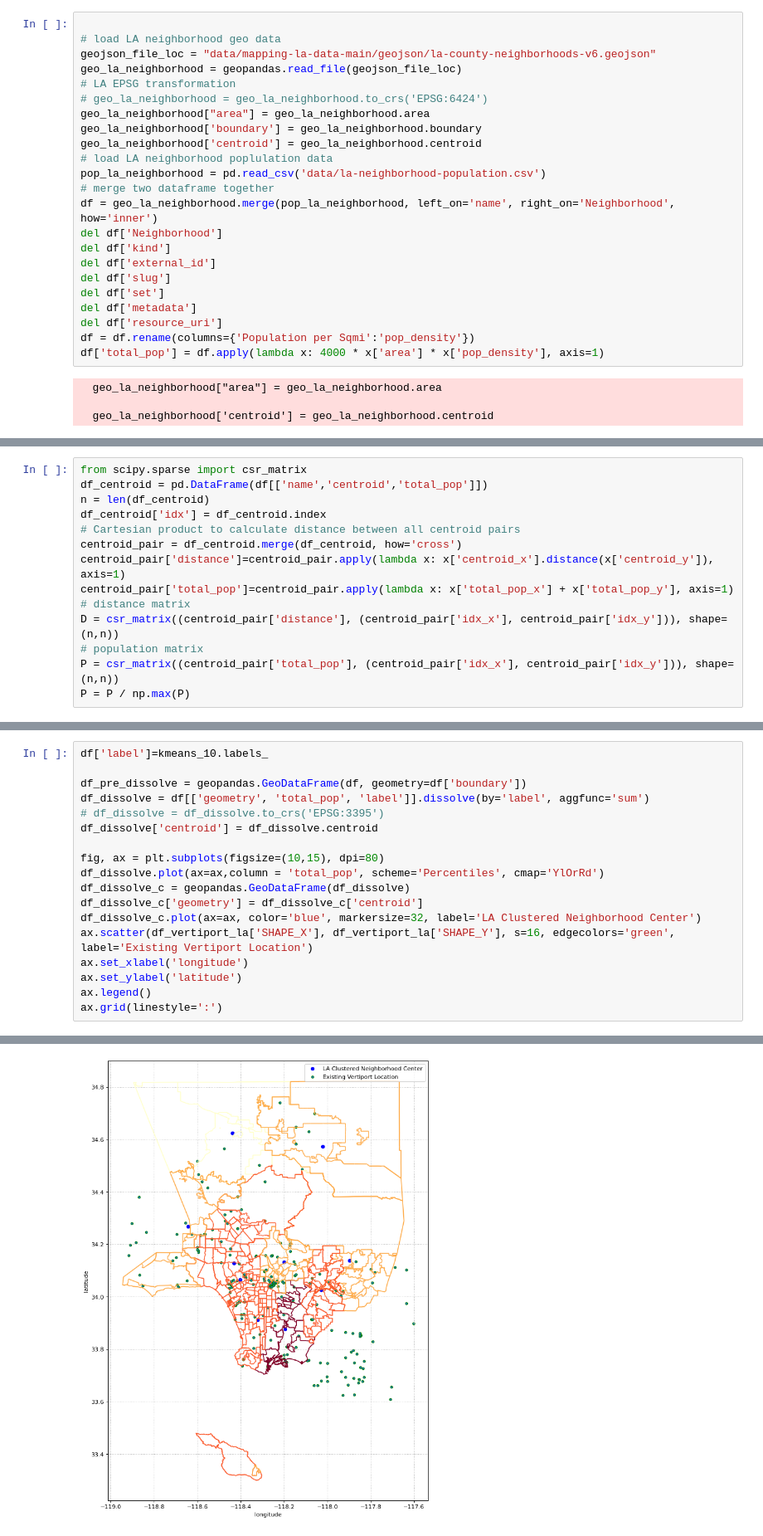
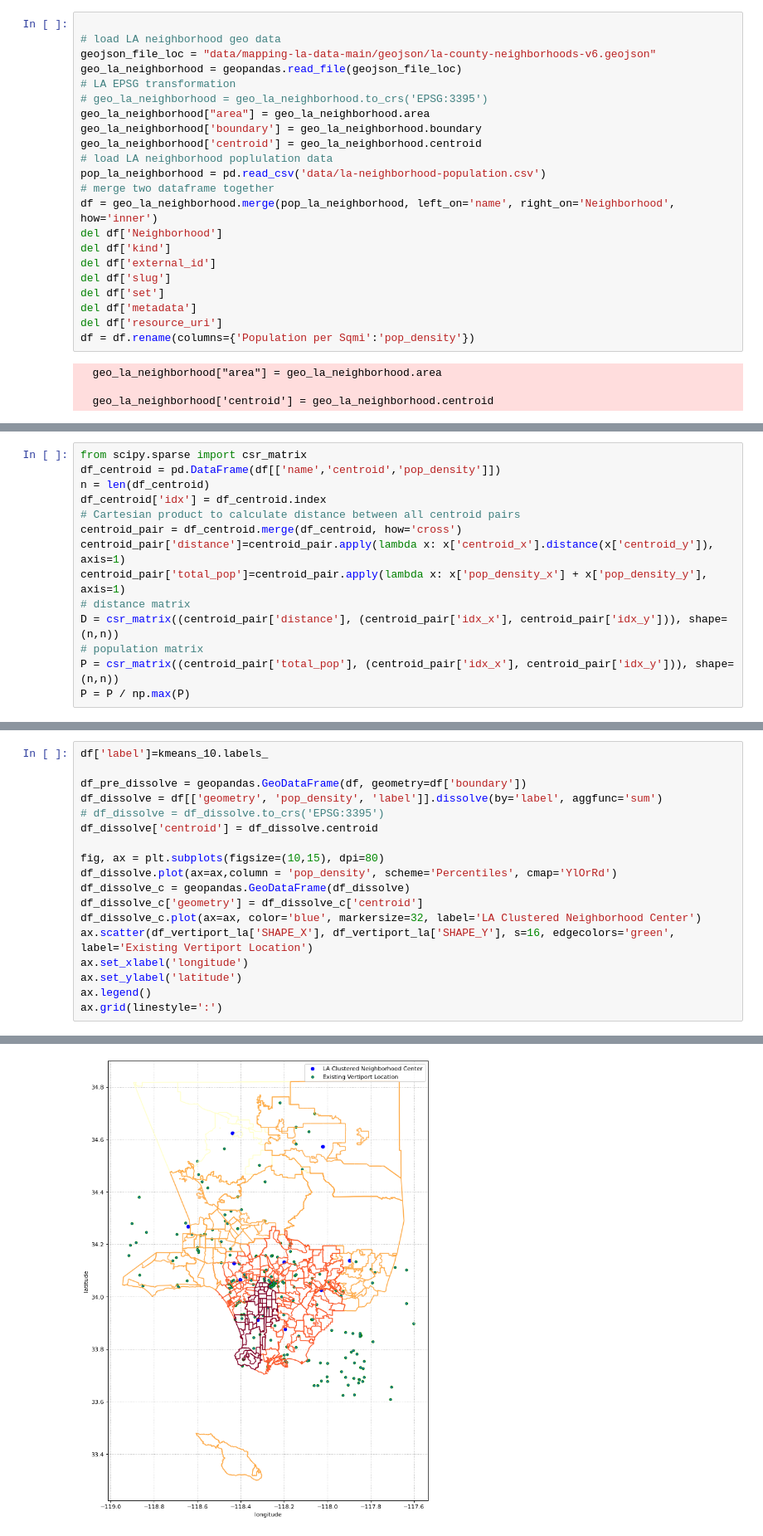
Before and after one commit to guanch1984/evtol-planning, a Jupyter notebook: geopanda_la_neighborhood.ipynb, the cells around one changed output, grey strips where cells are left out. Shown at 83% size. Saved outputs shown, nothing was run; the diff lists cells and outputs as text.

```diff
--- a/geopanda_la_neighborhood.ipynb
+++ b/geopanda_la_neighborhood.ipynb
@@ -11,7 +11,7 @@ import matplotlib.pyplot as plt
 geojson_file_loc = "data/mapping-la-data-main/geojson/la-county-neighborhoods-v6.geojson"
 geo_la_neighborhood = geopandas.read_file(geojson_file_loc)
 # LA EPSG transformation
-# geo_la_neighborhood = geo_la_neighborhood.to_crs('EPSG:6424')
+# geo_la_neighborhood = geo_la_neighborhood.to_crs('EPSG:3395')
 geo_la_neighborhood["area"] = geo_la_neighborhood.area
 geo_la_neighborhood['boundary'] = geo_la_neighborhood.boundary
 geo_la_neighborhood['centroid'] = geo_la_neighborhood.centroid
@@ -27,7 +27,6 @@ del df['set']
 del df['metadata']
 del df['resource_uri']
 df = df.rename(columns={'Population per Sqmi':'pop_density'})
-df['total_pop'] = df.apply(lambda x: 4000 * x['area'] * x['pop_density'], axis=1)
 # %% [output]
   geo_la_neighborhood["area"] = geo_la_neighborhood.area
 
@@ -59,13 +58,13 @@ ax.grid(linestyle=':')
 [figure]
 # %%
 from scipy.sparse import csr_matrix
-df_centroid = pd.DataFrame(df[['name','centroid','total_pop']])
+df_centroid = pd.DataFrame(df[['name','centroid','pop_density']])
 n = len(df_centroid)
 df_centroid['idx'] = df_centroid.index
 # Cartesian product to calculate distance between all centroid pairs
 centroid_pair = df_centroid.merge(df_centroid, how='cross')
 centroid_pair['distance']=centroid_pair.apply(lambda x: x['centroid_x'].distance(x['centroid_y']), axis=1)
-centroid_pair['total_pop']=centroid_pair.apply(lambda x: x['total_pop_x'] + x['total_pop_y'], axis=1)
+centroid_pair['total_pop']=centroid_pair.apply(lambda x: x['pop_density_x'] + x['pop_density_y'], axis=1)
 # distance matrix
 D = csr_matrix((centroid_pair['distance'], (centroid_pair['idx_x'], centroid_pair['idx_y'])), shape=(n,n))
 # population matrix
@@ -115,21 +114,21 @@ ax[1,1].grid(linestyle=':')
 # %%
 df['label']=kmeans_10.labels_
 
 df_pre_dissolve = geopandas.GeoDataFrame(df, geometry=df['boundary'])
-df_dissolve = df[['geometry', 'total_pop', 'label']].dissolve(by='label', aggfunc='sum')
+df_dissolve = df[['geometry', 'pop_density', 'label']].dissolve(by='label', aggfunc='sum')
 # df_dissolve = df_dissolve.to_crs('EPSG:3395')
 df_dissolve['centroid'] = df_dissolve.centroid
 
 fig, ax = plt.subplots(figsize=(10,15), dpi=80)
-df_dissolve.plot(ax=ax,column = 'total_pop', scheme='Percentiles', cmap='YlOrRd')
+df_dissolve.plot(ax=ax,column = 'pop_density', scheme='Percentiles', cmap='YlOrRd')
 df_dissolve_c = geopandas.GeoDataFrame(df_dissolve)
 df_dissolve_c['geometry'] = df_dissolve_c['centroid']
 df_dissolve_c.plot(ax=ax, color='blue', markersize=32, label='LA Clustered Neighborhood Center')
 ax.scatter(df_vertiport_la['SHAPE_X'], df_vertiport_la['SHAPE_Y'], s=16, edgecolors='green', label='Existing Vertiport Location')
 ax.set_xlabel('longitude')
 ax.set_ylabel('latitude')
 ax.legend()
 ax.grid(linestyle=':')
 # %% [output]
   df_dissolve['centroid'] = df_dissolve.centroid
-[figure, old version]
+[figure, new version]
```
Also changed, not shown: parts of 14 cells of this notebook.
